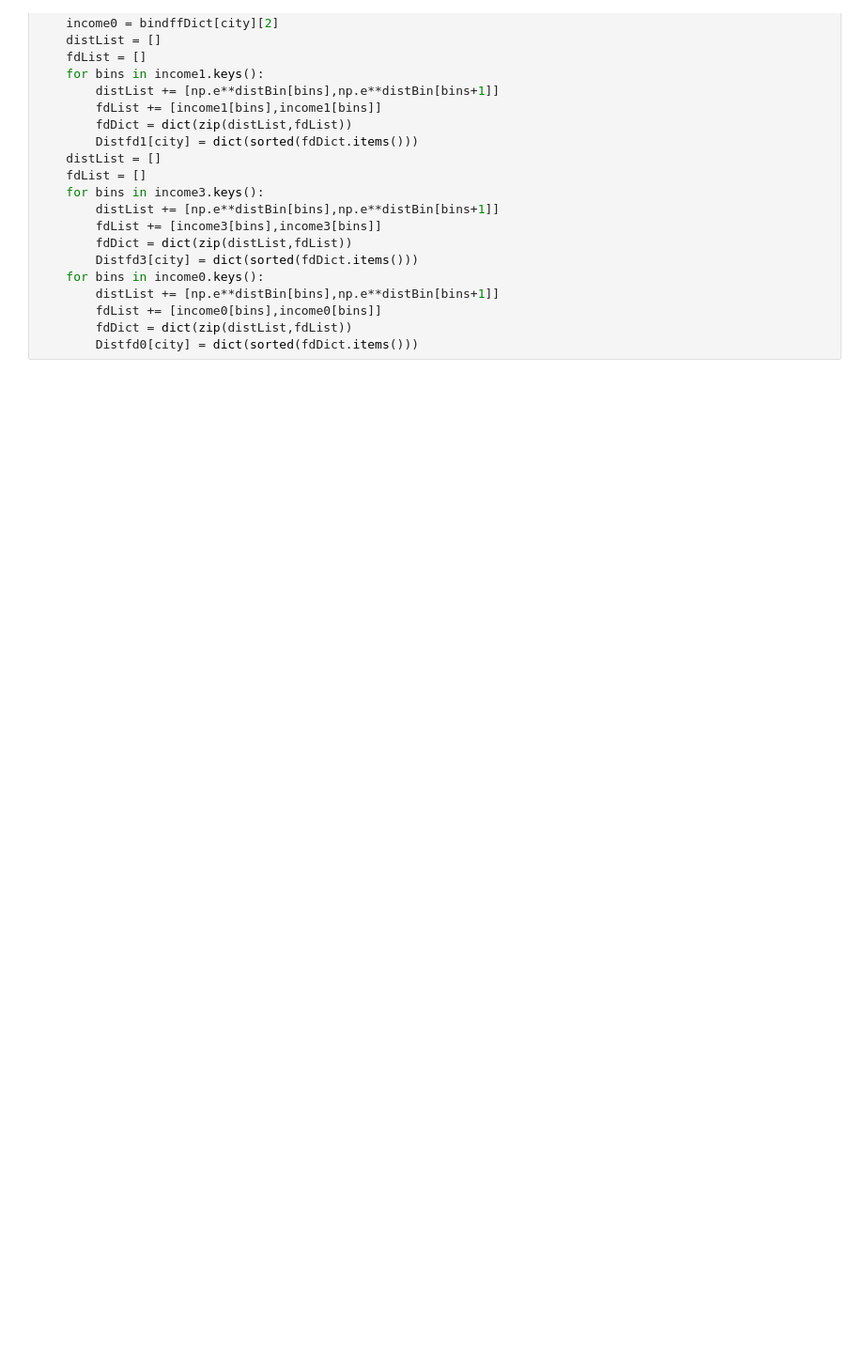
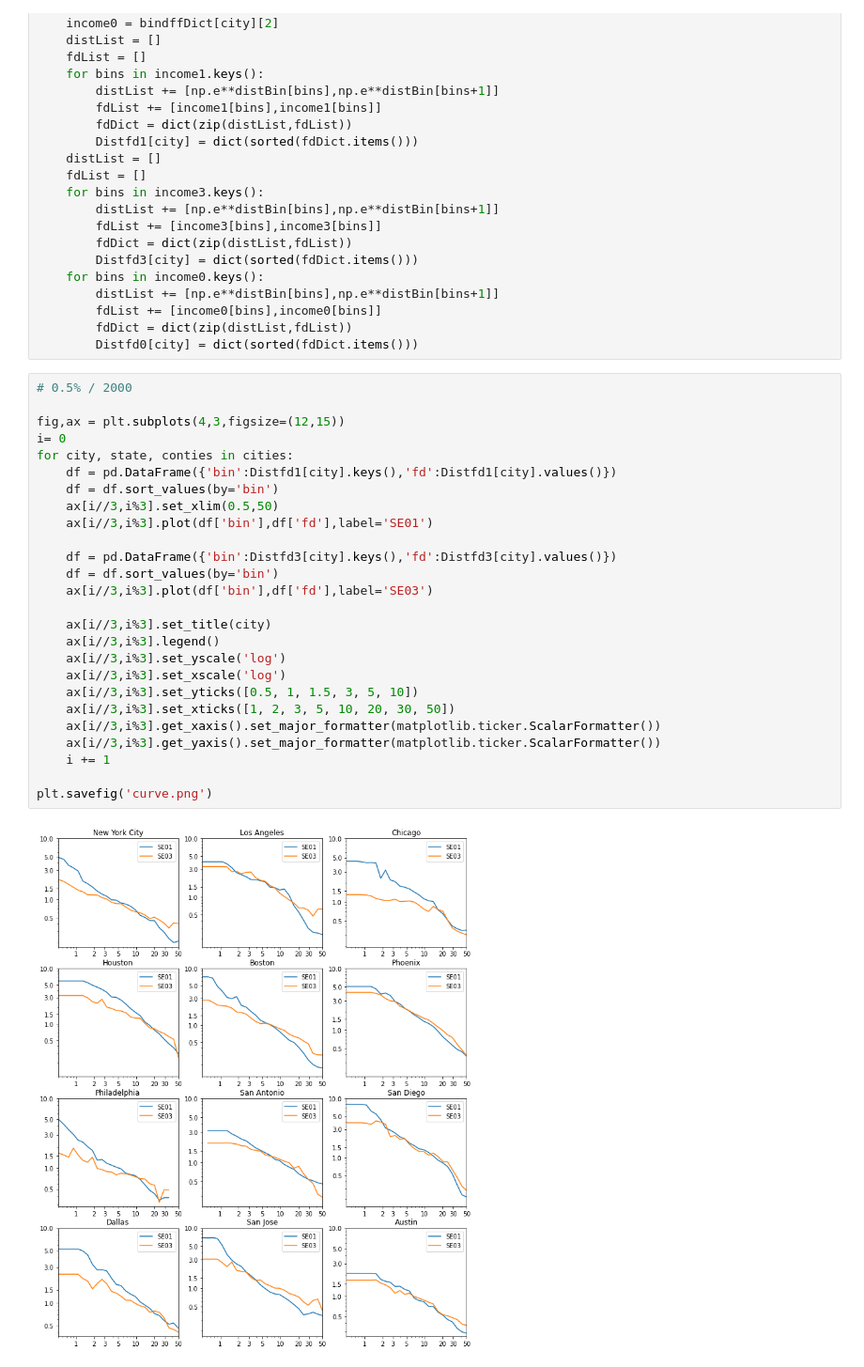
Before and after one commit to yuribogomolov/sttn, a Jupyter notebook: notebooks/f(d)_gravity_model.ipynb, the cells around one changed output. Shown at 94% size. Saved outputs shown, nothing was run; the diff lists cells and outputs as text; blank space fills up the shorter version.

```diff
--- a/notebooks/f(d)_gravity_model.ipynb
+++ b/notebooks/f(d)_gravity_model.ipynb
@@ -284,3 +308,31 @@ for city in bindffDict.keys():
         fdList += [income0[bins],income0[bins]]
         fdDict = dict(zip(distList,fdList))
         Distfd0[city] = dict(sorted(fdDict.items()))
+# %%
+# 0.5% / 2000
+
+fig,ax = plt.subplots(4,3,figsize=(12,15))
+i= 0
+for city, state, conties in cities:
+    df = pd.DataFrame({'bin':Distfd1[city].keys(),'fd':Distfd1[city].values()})
+    df = df.sort_values(by='bin')
+    ax[i//3,i%3].set_xlim(0.5,50)
+    ax[i//3,i%3].plot(df['bin'],df['fd'],label='SE01')
+
+    df = pd.DataFrame({'bin':Distfd3[city].keys(),'fd':Distfd3[city].values()})
+    df = df.sort_values(by='bin')
+    ax[i//3,i%3].plot(df['bin'],df['fd'],label='SE03')
+
+    ax[i//3,i%3].set_title(city)
+    ax[i//3,i%3].legend()
+    ax[i//3,i%3].set_yscale('log')
+    ax[i//3,i%3].set_xscale('log')
+    ax[i//3,i%3].set_yticks([0.5, 1, 1.5, 3, 5, 10])
+    ax[i//3,i%3].set_xticks([1, 2, 3, 5, 10, 20, 30, 50])
+    ax[i//3,i%3].get_xaxis().set_major_formatter(matplotlib.ticker.ScalarFormatter())
+    ax[i//3,i%3].get_yaxis().set_major_formatter(matplotlib.ticker.ScalarFormatter())
+    i += 1
+
+plt.savefig('curve.png')
+# %% [output]
+[figure, added]
```
Also changed, not shown: parts of 10 cells of this notebook.
